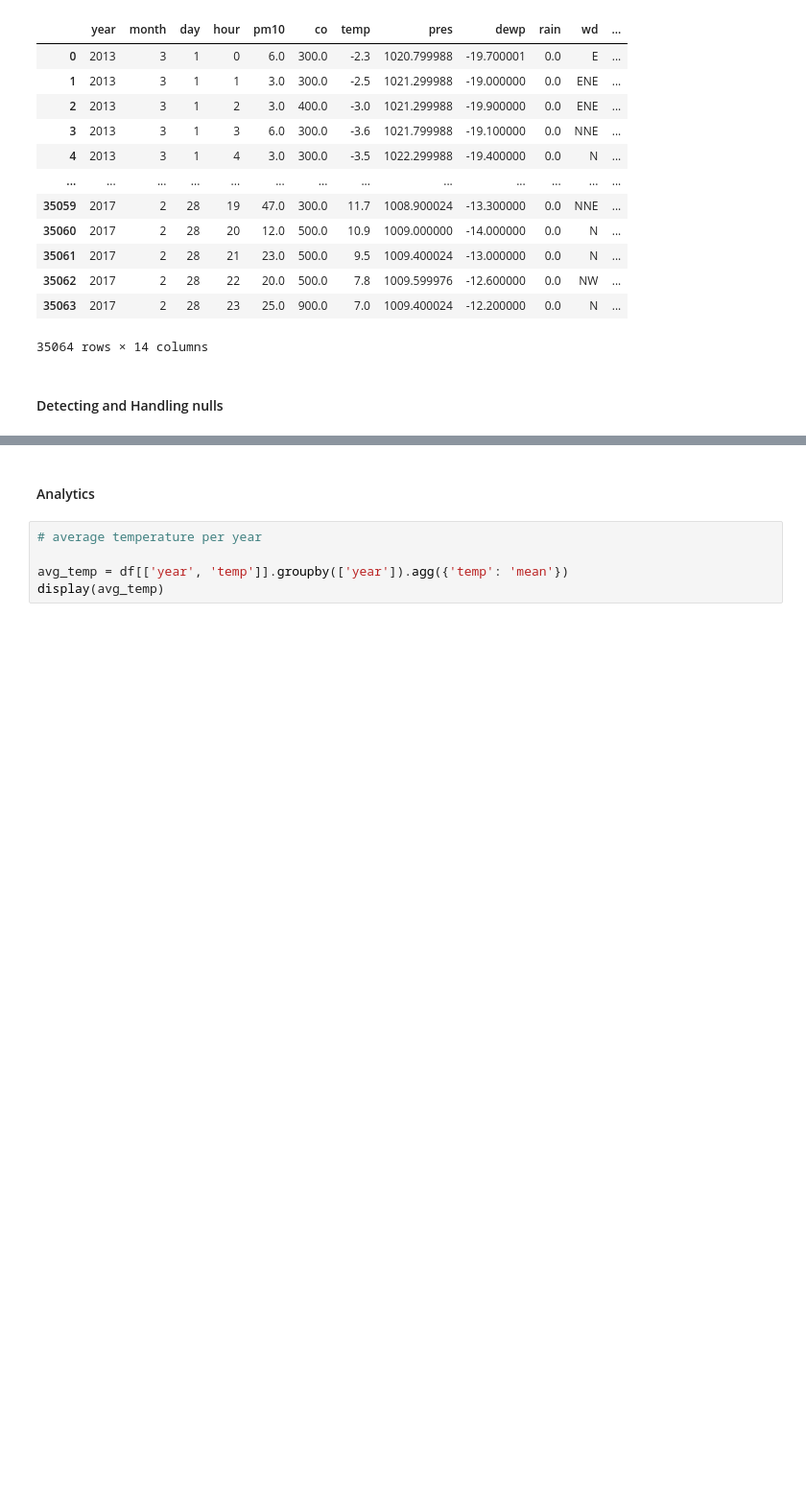
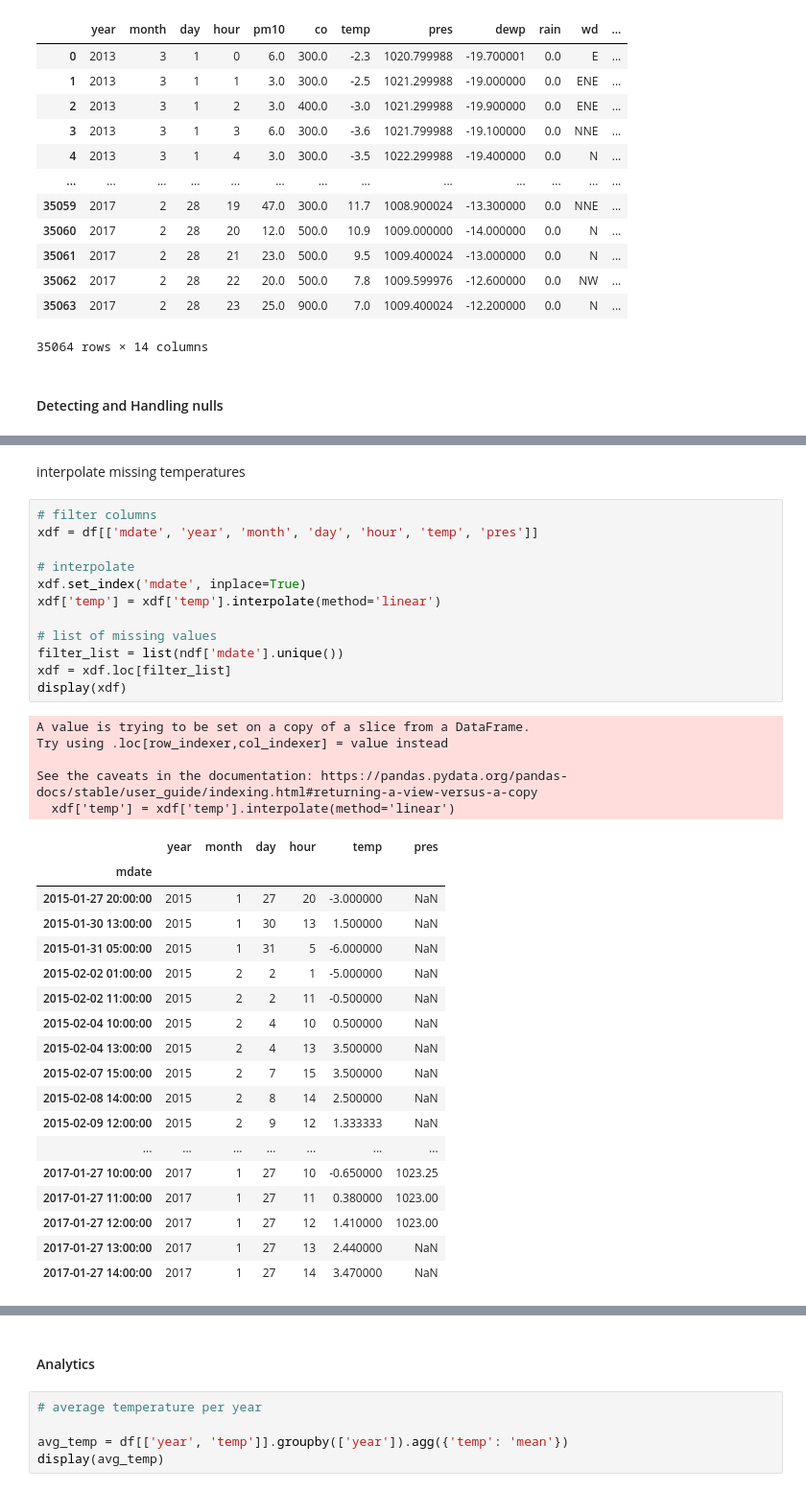
Before and after one commit to parvister/wander-py, a Jupyter notebook: interview-prep/cap-one/pandas_review.ipynb, the cells around one changed output, grey strips where cells are left out. Shown: that part at 96% size. Saved outputs shown, nothing was run; the diff lists cells and outputs as text; blank space fills up the shorter version.

```diff
--- a/interview-prep/cap-one/pandas_review.ipynb
+++ b/interview-prep/cap-one/pandas_review.ipynb
@@ -167,0 +200,38 @@ dtype: int64
+# %% [markdown]
+interpolate missing temperatures
+# %%
+# filter columns
+xdf = df[['mdate', 'year', 'month', 'day', 'hour', 'temp', 'pres']]
+
+# interpolate
+xdf.set_index('mdate', inplace=True)
+xdf['temp'] = xdf['temp'].interpolate(method='linear')
+
+# list of missing values
+filter_list = list(ndf['mdate'].unique())
+xdf = xdf.loc[filter_list]
+display(xdf)
+# %% [output]
+A value is trying to be set on a copy of a slice from a DataFrame.
+Try using .loc[row_indexer,col_indexer] = value instead
+
+See the caveats in the documentation: https://pandas.pydata.org/pandas-docs/stable/user_guide/indexing.html#returning-a-view-versus-a-copy
+  xdf['temp'] = xdf['temp'].interpolate(method='linear')
+|  | year | month | day | hour | temp | pres |
+| mdate |  |  |  |  |  |  |
+| 2015-01-27 20:00:00 | 2015 | 1 | 27 | 20 | -3.000000 | NaN |
+| 2015-01-30 13:00:00 | 2015 | 1 | 30 | 13 | 1.500000 | NaN |
+| 2015-01-31 05:00:00 | 2015 | 1 | 31 | 5 | -6.000000 | NaN |
+| 2015-02-02 01:00:00 | 2015 | 2 | 2 | 1 | -5.000000 | NaN |
+| 2015-02-02 11:00:00 | 2015 | 2 | 2 | 11 | -0.500000 | NaN |
+| 2015-02-04 10:00:00 | 2015 | 2 | 4 | 10 | 0.500000 | NaN |
+| 2015-02-04 13:00:00 | 2015 | 2 | 4 | 13 | 3.500000 | NaN |
+| 2015-02-07 15:00:00 | 2015 | 2 | 7 | 15 | 3.500000 | NaN |
+| 2015-02-08 14:00:00 | 2015 | 2 | 8 | 14 | 2.500000 | NaN |
+| 2015-02-09 12:00:00 | 2015 | 2 | 9 | 12 | 1.333333 | NaN |
+| ... | ... | ... | ... | ... | ... | ... |
+| 2017-01-27 10:00:00 | 2017 | 1 | 27 | 10 | -0.650000 | 1023.25 |
+| 2017-01-27 11:00:00 | 2017 | 1 | 27 | 11 | 0.380000 | 1023.00 |
+| 2017-01-27 12:00:00 | 2017 | 1 | 27 | 12 | 1.410000 | 1023.00 |
+| 2017-01-27 13:00:00 | 2017 | 1 | 27 | 13 | 2.440000 | NaN |
+| 2017-01-27 14:00:00 | 2017 | 1 | 27 | 14 | 3.470000 | NaN |
```
Also changed, not shown: parts of 7 cells of this notebook.
